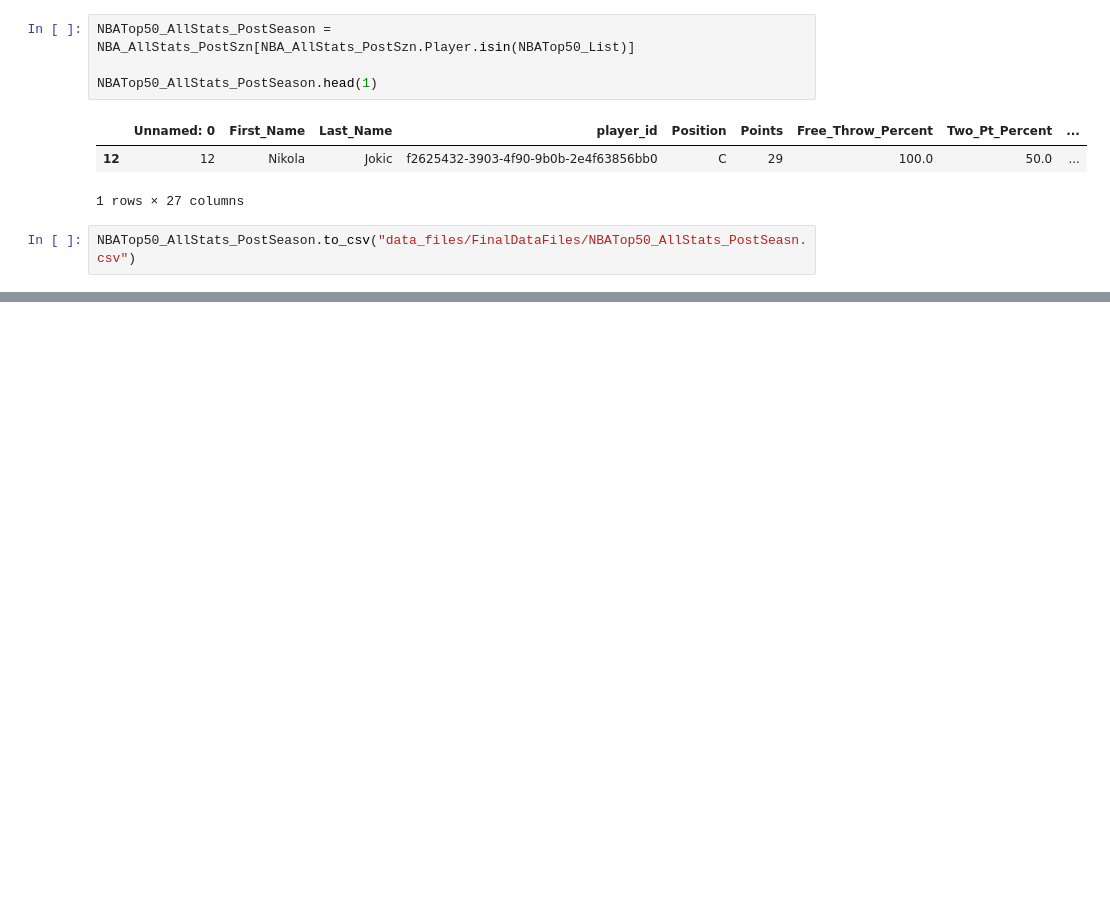
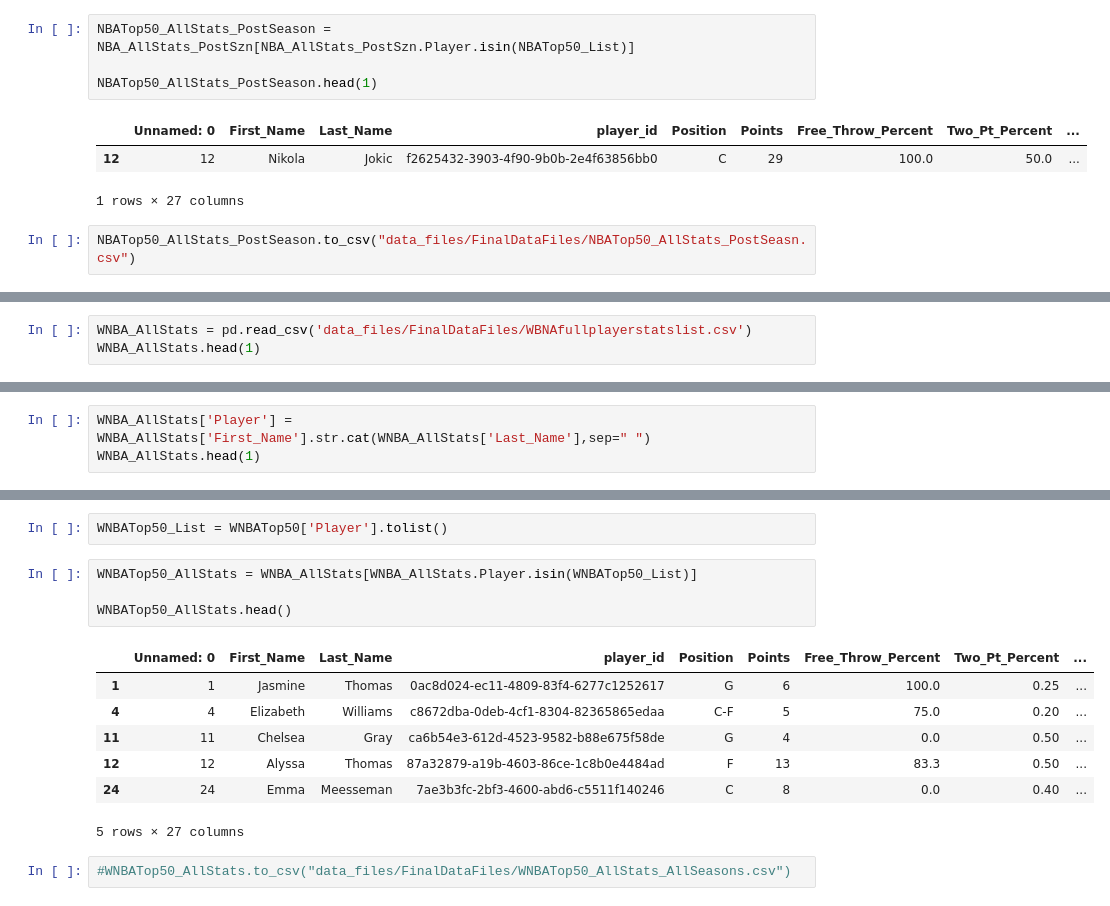
Before and after one commit to tylerspck/Bubble_ball, a Jupyter notebook: Player Data.ipynb, the cells around one changed output, grey strips where cells are left out. Drawn from its saved outputs; the diff is of its cells as text; blank space fills up the shorter version.

Commit message:
scrubba dubba dub... all the data files

```diff
--- a/Player Data.ipynb
+++ b/Player Data.ipynb
@@ -413,0 +413,3 @@ NBATop50_AllStats_PostSeason.to_csv("data_files/FinalDataFiles/NBATop50_AllStats
+# %%
+WNBA_AllStats = pd.read_csv('data_files/FinalDataFiles/WBNAfullplayerstatslist.csv')
+WNBA_AllStats.head(1)
@@ -413,0 +420,3 @@ NBATop50_AllStats_PostSeason.to_csv("data_files/FinalDataFiles/NBATop50_AllStats
+# %%
+WNBA_AllStats['Player'] = WNBA_AllStats['First_Name'].str.cat(WNBA_AllStats['Last_Name'],sep=" ")
+WNBA_AllStats.head(1)
@@ -413,0 +433,16 @@ NBATop50_AllStats_PostSeason.to_csv("data_files/FinalDataFiles/NBATop50_AllStats
+# %%
+WNBATop50_List = WNBATop50['Player'].tolist()
+# %%
+WNBATop50_AllStats = WNBA_AllStats[WNBA_AllStats.Player.isin(WNBATop50_List)]
+
+WNBATop50_AllStats.head()
+# %% [output]
+|  | Unnamed: 0 | First_Name | Last_Name | player_id | Position | Points | Free_Throw_Percent | Two_Pt_Percent | ... |
+| 1 | 1 | Jasmine | Thomas | 0ac8d024-ec11-4809-83f4-6277c1252617 | G | 6 | 100.0 | 0.25 | ... |
+| 4 | 4 | Elizabeth | Williams | c8672dba-0deb-4cf1-8304-82365865edaa | C-F | 5 | 75.0 | 0.20 | ... |
+| 11 | 11 | Chelsea | Gray | ca6b54e3-612d-4523-9582-b88e675f58de | G | 4 | 0.0 | 0.50 | ... |
+| 12 | 12 | Alyssa | Thomas | 87a32879-a19b-4603-86ce-1c8b0e4484ad | F | 13 | 83.3 | 0.50 | ... |
+| 24 | 24 | Emma | Meesseman | 7ae3b3fc-2bf3-4600-abd6-c5511f140246 | C | 8 | 0.0 | 0.40 | ... |
+5 rows × 27 columns
+# %%
+#WNBATop50_AllStats.to_csv("data_files/FinalDataFiles/WNBATop50_AllStats_AllSeasons.csv")
```
Also changed, not shown: parts of 12 cells of this notebook, 1 other file.
